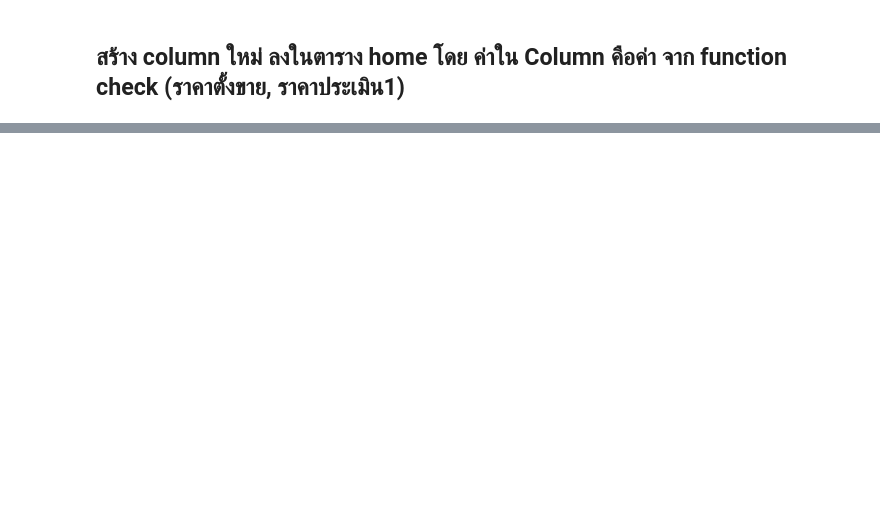
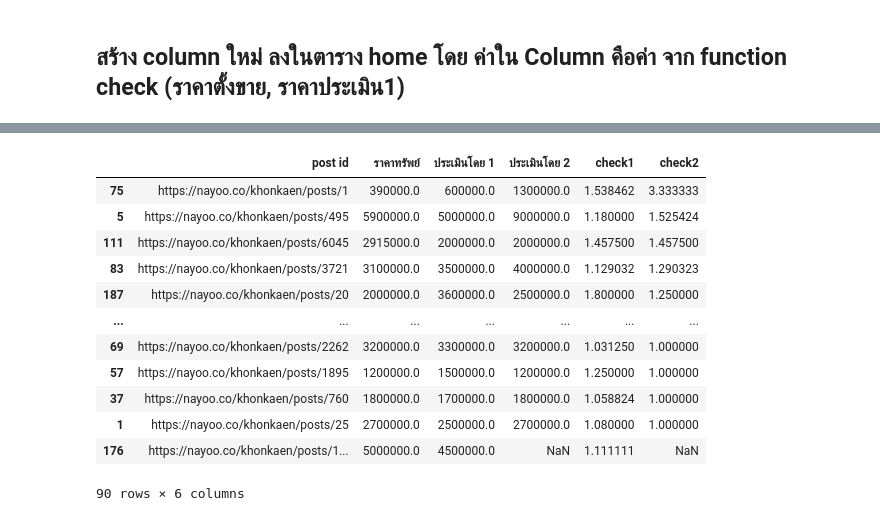
Before and after one commit to Aomaphisara/bsc_dpdm22, a Jupyter notebook: [dataprep1].ipynb, the cells around one changed output, grey strips where cells are left out. Cells and saved outputs as stored; diff of their text form; code cells hidden in the pictures; blank space fills up the shorter version.

```diff
--- a/[dataprep1].ipynb
+++ b/[dataprep1].ipynb
@@ -658,0 +708,16 @@ check_v(100,1200)
+# %%
+home1.sort_values(by=['check2'],ascending=False)
+# %% [output]
+|  | post id | ราคาทรัพย์ | ประเมินโดย 1 | ประเมินโดย 2 | check1 | check2 |
+| 75 | https://nayoo.co/khonkaen/posts/1 | 390000.0 | 600000.0 | 1300000.0 | 1.538462 | 3.333333 |
+| 5 | https://nayoo.co/khonkaen/posts/495 | 5900000.0 | 5000000.0 | 9000000.0 | 1.180000 | 1.525424 |
+| 111 | https://nayoo.co/khonkaen/posts/6045 | 2915000.0 | 2000000.0 | 2000000.0 | 1.457500 | 1.457500 |
+| 83 | https://nayoo.co/khonkaen/posts/3721 | 3100000.0 | 3500000.0 | 4000000.0 | 1.129032 | 1.290323 |
+| 187 | https://nayoo.co/khonkaen/posts/20 | 2000000.0 | 3600000.0 | 2500000.0 | 1.800000 | 1.250000 |
+| ... | ... | ... | ... | ... | ... | ... |
+| 69 | https://nayoo.co/khonkaen/posts/2262 | 3200000.0 | 3300000.0 | 3200000.0 | 1.031250 | 1.000000 |
+| 57 | https://nayoo.co/khonkaen/posts/1895 | 1200000.0 | 1500000.0 | 1200000.0 | 1.250000 | 1.000000 |
+| 37 | https://nayoo.co/khonkaen/posts/760 | 1800000.0 | 1700000.0 | 1800000.0 | 1.058824 | 1.000000 |
+| 1 | https://nayoo.co/khonkaen/posts/25 | 2700000.0 | 2500000.0 | 2700000.0 | 1.080000 | 1.000000 |
+| 176 | https://nayoo.co/khonkaen/posts/1... | 5000000.0 | 4500000.0 | NaN | 1.111111 | NaN |
+90 rows × 6 columns
```
Also changed, not shown: parts of 21 cells of this notebook.
